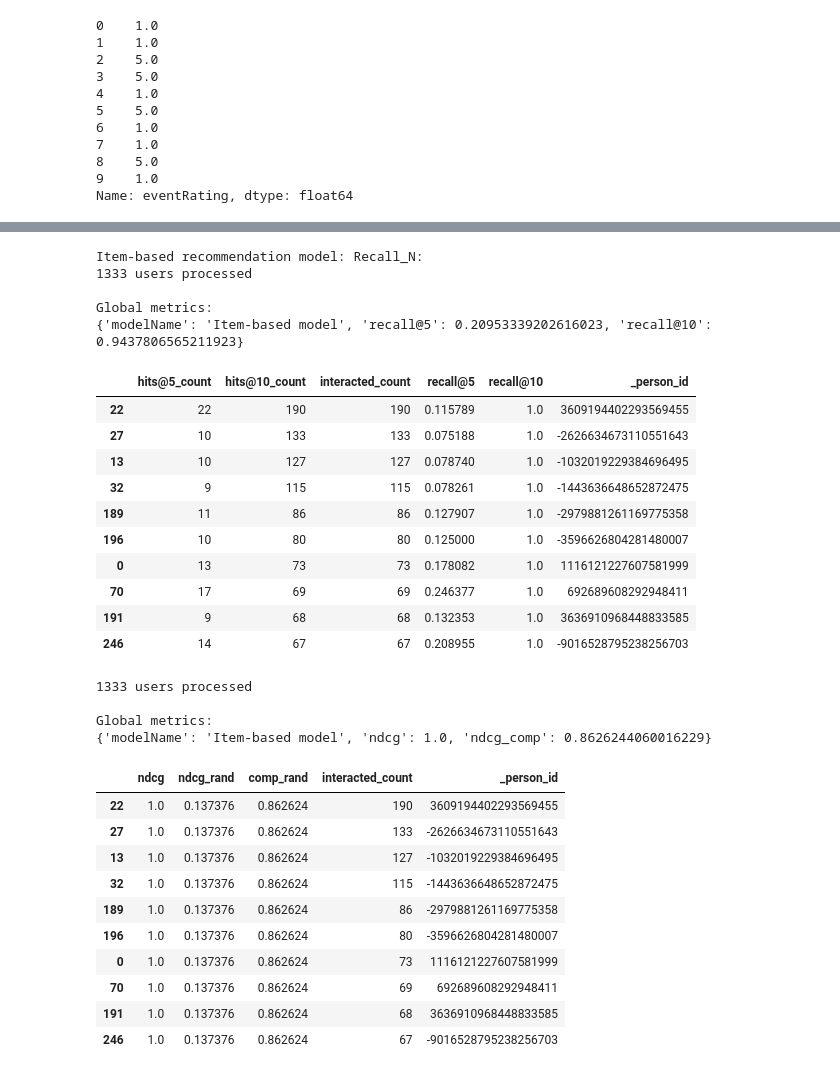
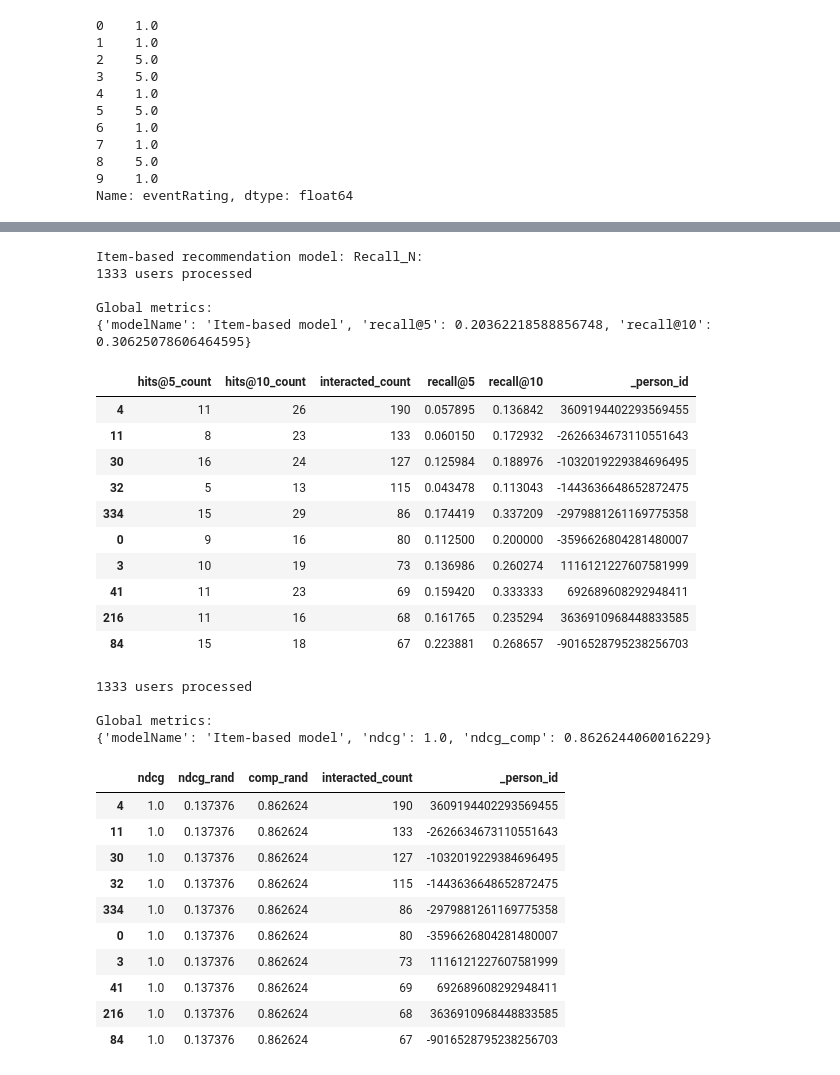
Before and after one commit to MK473203/NLP_project_35, a Jupyter notebook: project_1-3.ipynb, the cells around one changed output, grey strips where cells are left out. Drawn from its saved outputs; the diff is of its cells as text; code cells hidden in the pictures.

```diff
--- a/project_1-3.ipynb
+++ b/project_1-3.ipynb
@@ -137,0 +143,7 @@ number of of unique user/item interactions: 39754
+# %%
+user_ids = list(interactions_selected.index)
+mask = np.random.rand(len(interactions_selected)) < 0.8
+train_set = interactions_selected[mask]
+test_set = interactions_selected[~mask]
+
+test_set.head(10)
@@ -138,12 +164,18 @@ number of of unique user/item interactions: 39754
 # %%
 #indexing by personId
-pre_processed_data_index = interactions_selected.set_index('personId')
+#pre_processed_data_index = interactions_selected.set_index('personId')
+pre_processed_data_index = interactions_selected
 
 #train-test split
-train_set, test_set = train_test_split(interactions_selected,  stratify=interactions_selected['personId'], train_size=0.80)
-train_set_index = train_set.set_index('personId')
-test_set_index = test_set.set_index('personId')
+#train_set, test_set = train_test_split(interactions_selected,  stratify=interactions_selected['personId'], train_size=0.80)
+#train_set_index = train_set.set_index('personId')
+#test_set_index = test_set.set_index('personId')
+
+train_set_index = train_set
+test_set_index = test_set
+
 
 print('Train set size:', len(train_set))
 print('Test set size:', len(test_set))
+print(test_set_index.head(10))
 # %% [output]
@@ -151,0 +199,7 @@ Test set size: 7951
+# %%
+from sklearn.neighbors import NearestNeighbors
+knn = NearestNeighbors(metric='cosine', algorithm='brute')
+knn.fit(train_set)
+distances, indices = knn.kneighbors(test_set, n_neighbors=3)
+
+indices[0][0]
@@ -408,29 +473,29 @@ recall_ndcg_evaluator = NDCG()
 # %%
 #Evaluating Item-based model
 
 print('Item-based recommendation model: Recall_N:')
-pop_global_metrics, pop_detailed_results_df = recall_n_evaluator.evaluate_model(item_based_model)
+pop_global_metrics, pop_detailed_results_df = recall_n_evaluator.evaluate_model(cf_recommender_model)
 print('\nGlobal metrics:\n%s' % pop_global_metrics)
 pop_detailed_results_df.head(10)
 # %% [output]
 Item-based recommendation model: Recall_N:
 1333 users processed
 
 Global metrics:
-{'modelName': 'Item-based model', 'recall@5': 0.20953339202616023, 'recall@10': 0.9437806565211923}
+{'modelName': 'Item-based model', 'recall@5': 0.20362218588856748, 'recall@10': 0.30625078606464595}
 |  | hits@5_count | hits@10_count | interacted_count | recall@5 | recall@10 | _person_id |
-| 22 | 22 | 190 | 190 | 0.115789 | 1.0 | 3609194402293569455 |
-| 27 | 10 | 133 | 133 | 0.075188 | 1.0 | -2626634673110551643 |
-| 13 | 10 | 127 | 127 | 0.078740 | 1.0 | -1032019229384696495 |
-| 32 | 9 | 115 | 115 | 0.078261 | 1.0 | -1443636648652872475 |
-| 189 | 11 | 86 | 86 | 0.127907 | 1.0 | -2979881261169775358 |
-| 196 | 10 | 80 | 80 | 0.125000 | 1.0 | -3596626804281480007 |
-| 0 | 13 | 73 | 73 | 0.178082 | 1.0 | 1116121227607581999 |
-| 70 | 17 | 69 | 69 | 0.246377 | 1.0 | 692689608292948411 |
-| 191 | 9 | 68 | 68 | 0.132353 | 1.0 | 3636910968448833585 |
-| 246 | 14 | 67 | 67 | 0.208955 | 1.0 | -9016528795238256703 |
+| 4 | 11 | 26 | 190 | 0.057895 | 0.136842 | 3609194402293569455 |
+| 11 | 8 | 23 | 133 | 0.060150 | 0.172932 | -2626634673110551643 |
+| 30 | 16 | 24 | 127 | 0.125984 | 0.188976 | -1032019229384696495 |
+| 32 | 5 | 13 | 115 | 0.043478 | 0.113043 | -1443636648652872475 |
+| 334 | 15 | 29 | 86 | 0.174419 | 0.337209 | -2979881261169775358 |
+| 0 | 9 | 16 | 80 | 0.112500 | 0.200000 | -3596626804281480007 |
+| 3 | 10 | 19 | 73 | 0.136986 | 0.260274 | 1116121227607581999 |
+| 41 | 11 | 23 | 69 | 0.159420 | 0.333333 | 692689608292948411 |
+| 216 | 11 | 16 | 68 | 0.161765 | 0.235294 | 3636910968448833585 |
+| 84 | 15 | 18 | 67 | 0.223881 | 0.268657 | -9016528795238256703 |
 # %%
-pop_global_metrics, pop_detailed_results_df = recall_ndcg_evaluator.evaluate_model(item_based_model, k=101)
+pop_global_metrics, pop_detailed_results_df = recall_ndcg_evaluator.evaluate_model(cf_recommender_model, k=101)
 print('\nGlobal metrics:\n%s' % pop_global_metrics)
 pop_detailed_results_df.head(10)
 # %% [output]
@@ -439,13 +504,13 @@ pop_detailed_results_df.head(10)
 Global metrics:
 {'modelName': 'Item-based model', 'ndcg': 1.0, 'ndcg_comp': 0.8626244060016229}
 |  | ndcg | ndcg_rand | comp_rand | interacted_count | _person_id |
-| 22 | 1.0 | 0.137376 | 0.862624 | 190 | 3609194402293569455 |
-| 27 | 1.0 | 0.137376 | 0.862624 | 133 | -2626634673110551643 |
-| 13 | 1.0 | 0.137376 | 0.862624 | 127 | -1032019229384696495 |
+| 4 | 1.0 | 0.137376 | 0.862624 | 190 | 3609194402293569455 |
+| 11 | 1.0 | 0.137376 | 0.862624 | 133 | -2626634673110551643 |
+| 30 | 1.0 | 0.137376 | 0.862624 | 127 | -1032019229384696495 |
 | 32 | 1.0 | 0.137376 | 0.862624 | 115 | -1443636648652872475 |
-| 189 | 1.0 | 0.137376 | 0.862624 | 86 | -2979881261169775358 |
-| 196 | 1.0 | 0.137376 | 0.862624 | 80 | -3596626804281480007 |
-| 0 | 1.0 | 0.137376 | 0.862624 | 73 | 1116121227607581999 |
-| 70 | 1.0 | 0.137376 | 0.862624 | 69 | 692689608292948411 |
-| 191 | 1.0 | 0.137376 | 0.862624 | 68 | 3636910968448833585 |
-| 246 | 1.0 | 0.137376 | 0.862624 | 67 | -9016528795238256703 |
+| 334 | 1.0 | 0.137376 | 0.862624 | 86 | -2979881261169775358 |
+| 0 | 1.0 | 0.137376 | 0.862624 | 80 | -3596626804281480007 |
+| 3 | 1.0 | 0.137376 | 0.862624 | 73 | 1116121227607581999 |
+| 41 | 1.0 | 0.137376 | 0.862624 | 69 | 692689608292948411 |
+| 216 | 1.0 | 0.137376 | 0.862624 | 68 | 3636910968448833585 |
+| 84 | 1.0 | 0.137376 | 0.862624 | 67 | -9016528795238256703 |
```
Also changed, not shown: parts of 7 cells of this notebook.
